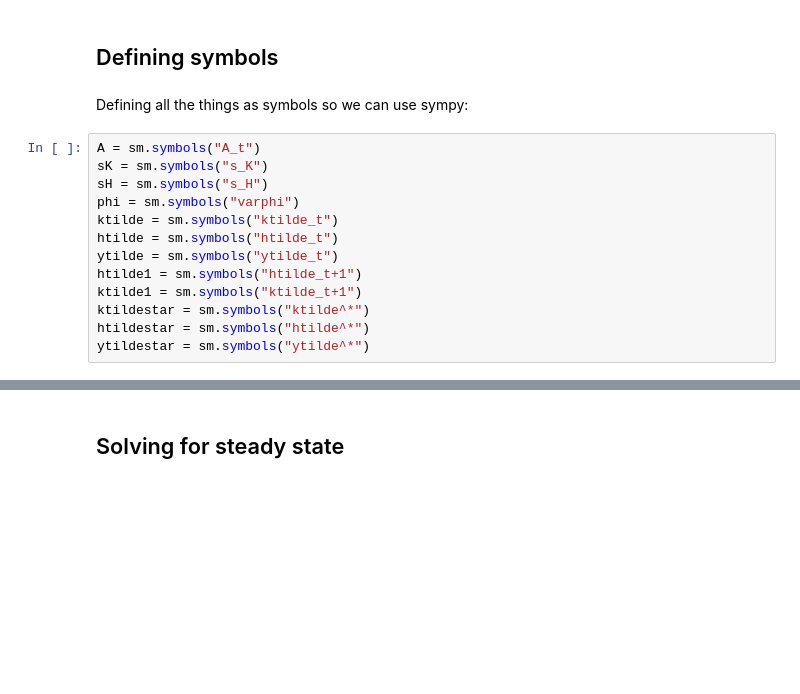
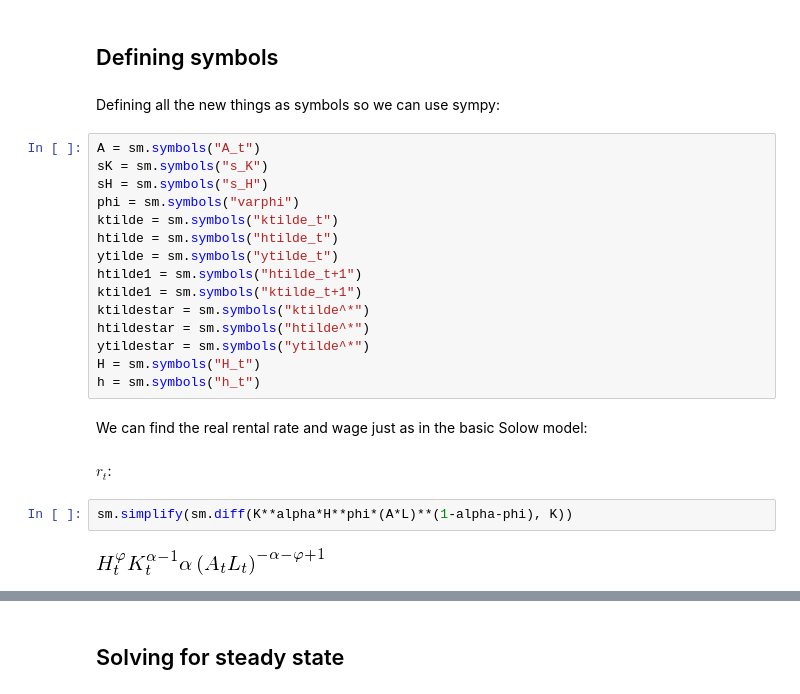
Before and after one commit to kzm266/projects-2019-anaconda-bois, a Jupyter notebook: modelproject/modelproject.ipynb, the cells around one changed output, grey strips where cells are left out. Cells and saved outputs as stored; diff of their text form; blank space fills up the shorter version.

```diff
--- a/modelproject/modelproject.ipynb
+++ b/modelproject/modelproject.ipynb
@@ -197,7 +195,7 @@ We also define the following equations:
 # %% [markdown]
 ## Defining symbols
 # %% [markdown]
-Defining all the things as symbols so we can use sympy:
+Defining all the new things as symbols so we can use sympy:
 # %%
 A = sm.symbols("A_t")
 sK = sm.symbols("s_K")
@@ -211,3 +209,13 @@ ktilde1 = sm.symbols("ktilde_t+1")
 ktildestar = sm.symbols("ktilde^*")
 htildestar = sm.symbols("htilde^*")
 ytildestar = sm.symbols("ytilde^*")
+H = sm.symbols("H_t")
+h = sm.symbols("h_t")
+# %% [markdown]
+We can find the real rental rate and wage just as in the basic Solow model:
+# %% [markdown]
+$r_t$:
+# %%
+sm.simplify(sm.diff(K**alpha*H**phi*(A*L)**(1-alpha-phi), K))
+# %% [output]
+[figure, added]
```
Also changed, not shown: parts of 17 cells of this notebook.
